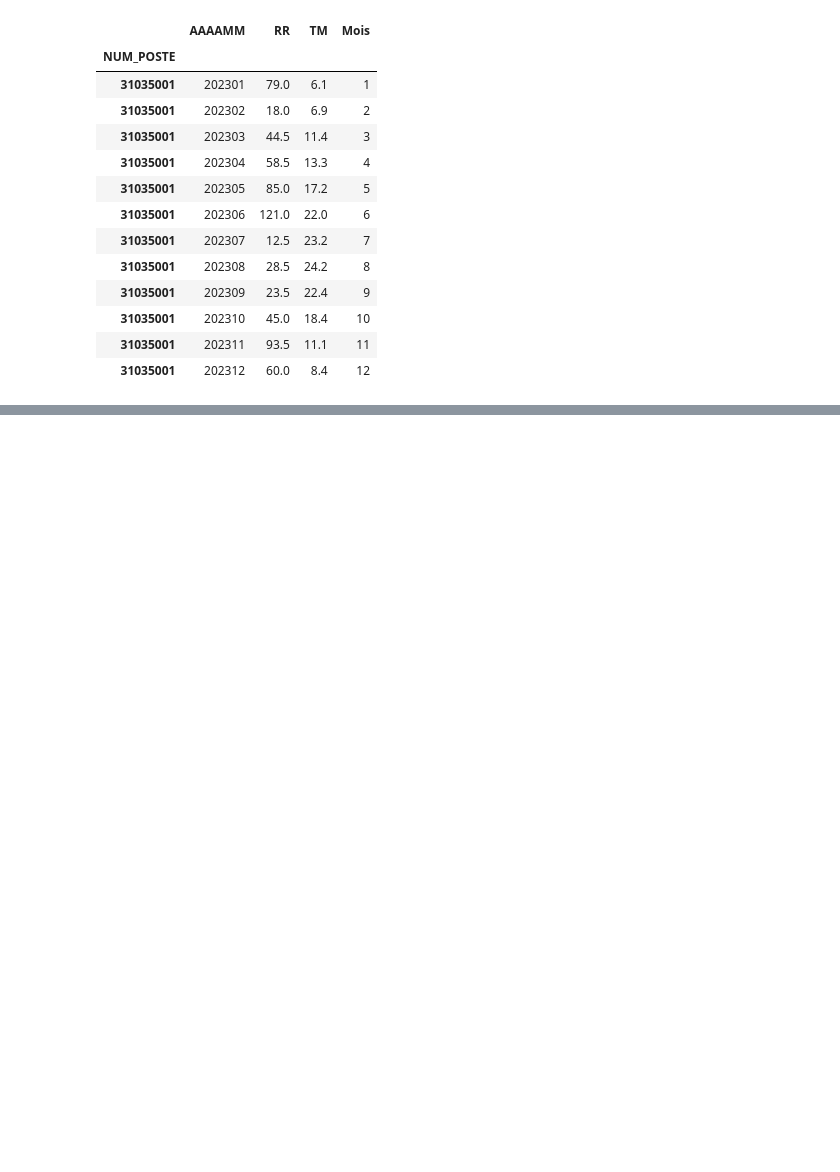
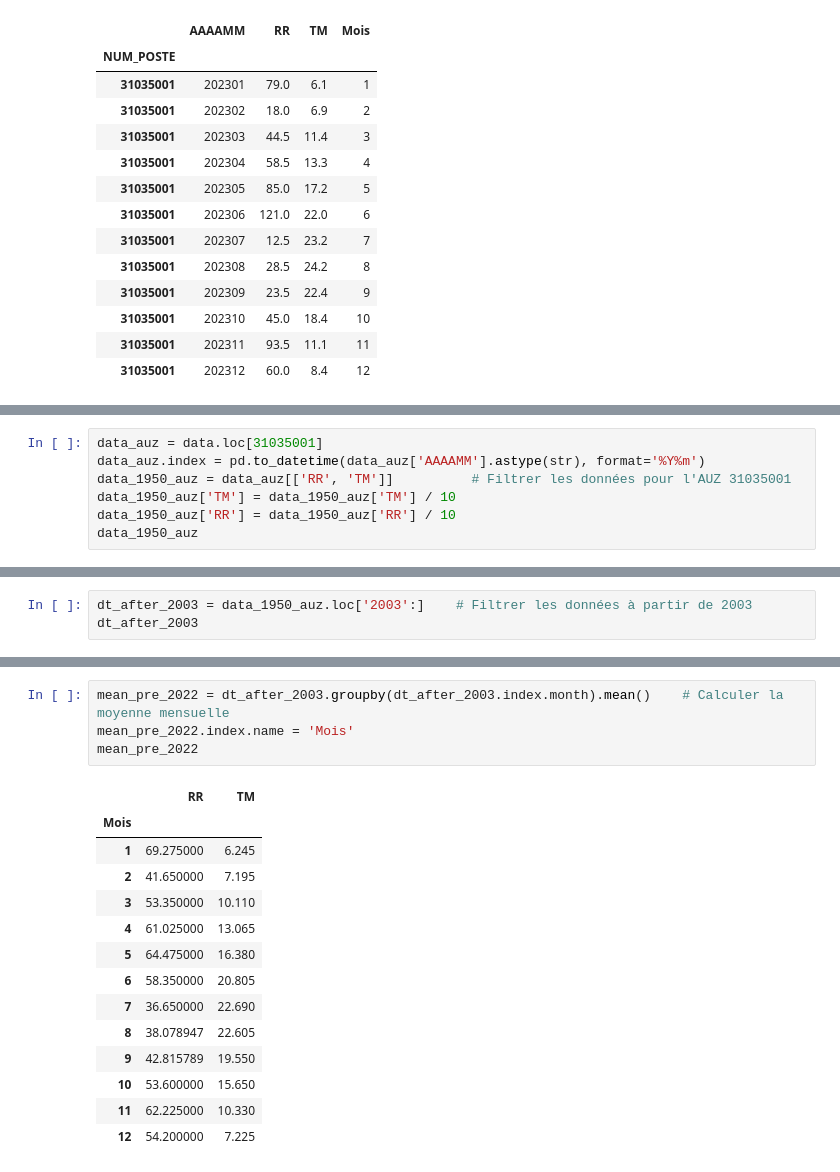
Before and after one commit to GabrielINRAe/Projet_Dataviz, a Jupyter notebook: Diagramme ombro pour station auzeville.ipynb, the cells around one changed output, grey strips where cells are left out. Drawn from its saved outputs; the diff is of its cells as text; blank space fills up the shorter version.

```diff
--- a/Diagramme ombro pour station auzeville.ipynb
+++ b/Diagramme ombro pour station auzeville.ipynb
@@ -83,0 +100,7 @@ plot
+# %%
+data_auz = data.loc[31035001]
+data_auz.index = pd.to_datetime(data_auz['AAAAMM'].astype(str), format='%Y%m')
+data_1950_auz = data_auz[['RR', 'TM']]          # Filtrer les données pour l'AUZ 31035001
+data_1950_auz['TM'] = data_1950_auz['TM'] / 10
+data_1950_auz['RR'] = data_1950_auz['RR'] / 10
+data_1950_auz
@@ -83,0 +132,3 @@ plot
+# %%
+dt_after_2003 = data_1950_auz.loc['2003':]    # Filtrer les données à partir de 2003
+dt_after_2003
@@ -83,0 +150,19 @@ plot
+# %%
+mean_pre_2022 = dt_after_2003.groupby(dt_after_2003.index.month).mean()    # Calculer la moyenne mensuelle
+mean_pre_2022.index.name = 'Mois'
+mean_pre_2022
+# %% [output]
+|  | RR | TM |
+| Mois |  |  |
+| 1 | 69.275000 | 6.245 |
+| 2 | 41.650000 | 7.195 |
+| 3 | 53.350000 | 10.110 |
+| 4 | 61.025000 | 13.065 |
+| 5 | 64.475000 | 16.380 |
+| 6 | 58.350000 | 20.805 |
+| 7 | 36.650000 | 22.690 |
+| 8 | 38.078947 | 22.605 |
+| 9 | 42.815789 | 19.550 |
+| 10 | 53.600000 | 15.650 |
+| 11 | 62.225000 | 10.330 |
+| 12 | 54.200000 | 7.225 |
```
Also changed, not shown: parts of 9 cells of this notebook.
